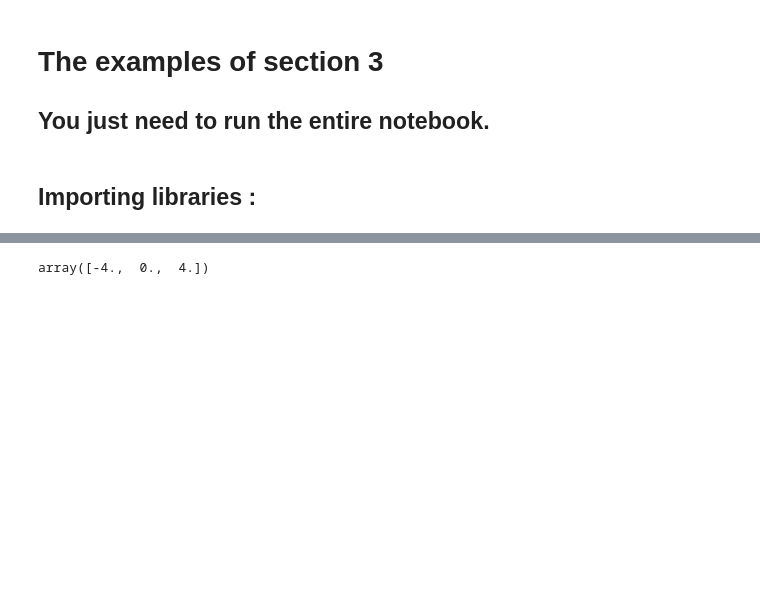
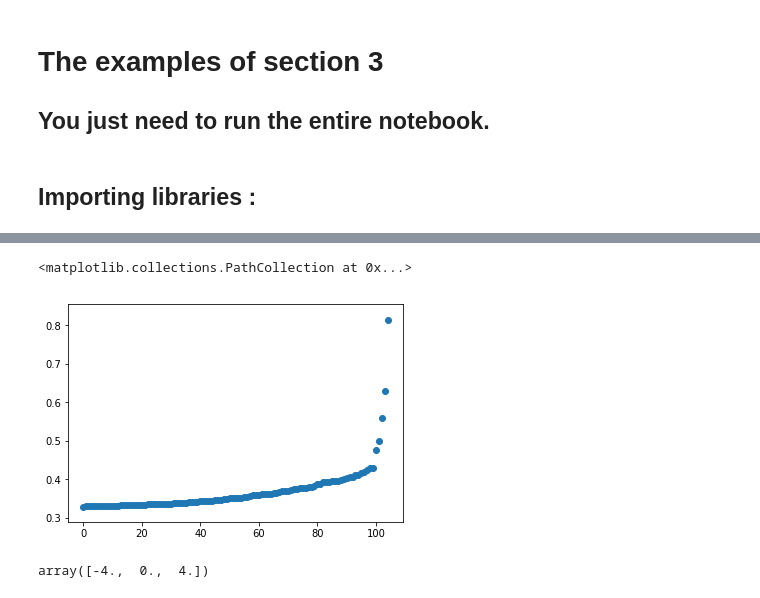
Before and after one commit to GuillaumeStaermanML/FIF, a Jupyter notebook: Code_FIF/Section_3/Section_3.ipynb, the cells around one changed output, grey strips where cells are left out. Cells and saved outputs as stored; diff of their text form; code cells hidden in the pictures; blank space fills up the shorter version.

```diff
--- a/Code_FIF/Section_3/Section_3.ipynb
+++ b/Code_FIF/Section_3/Section_3.ipynb
@@ -68,3 +173,8 @@ X.shape
+# %%
+plt.scatter(np.arange(len(S)),np.sort(S))
+# %% [output]
+<matplotlib.collections.PathCollection at 0x...>
+[figure, added]
 # %%
 liste1 = np.linspace(-4,4,3)
 #[-4, -2, 0, 2, 4]
```
Also changed, not shown: parts of 16 cells of this notebook, 11 other files.
